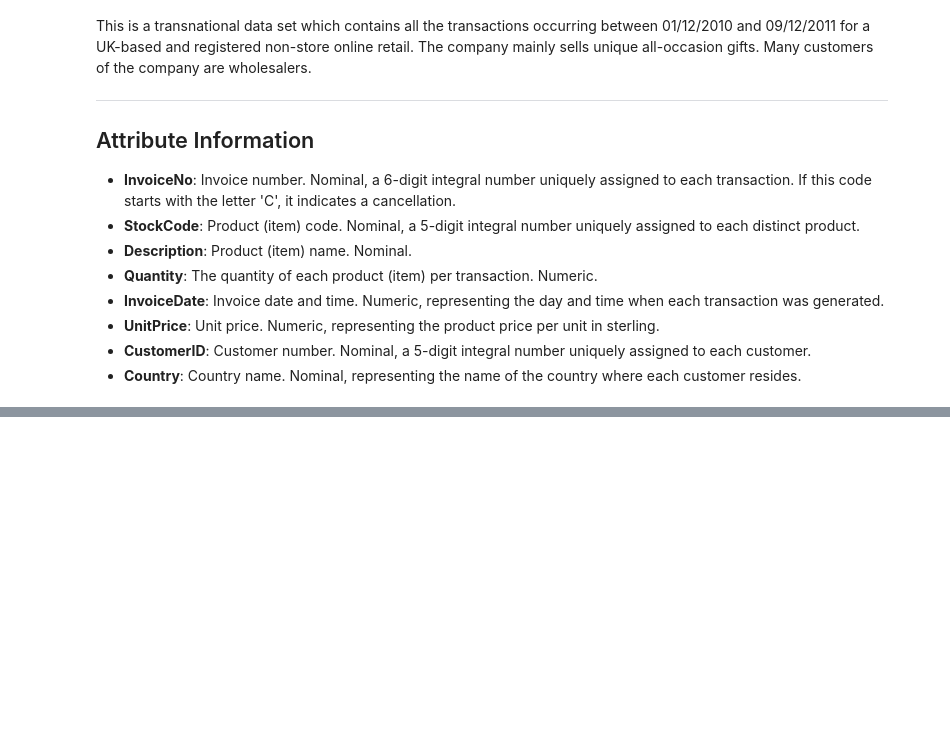
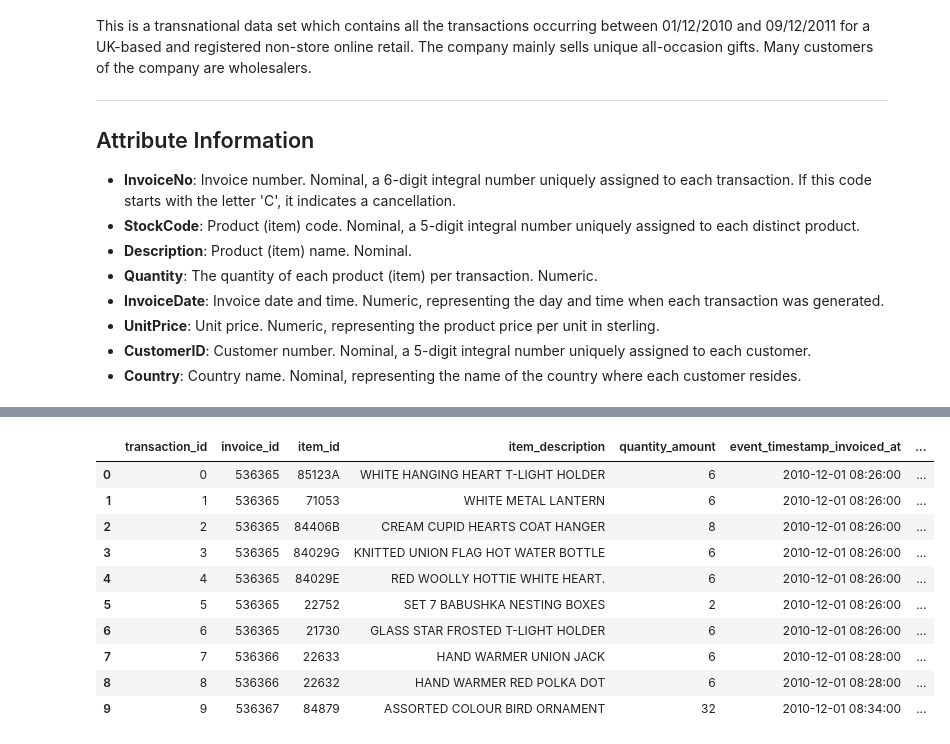
Before and after one commit to EAlmazanG/e2e-shop-pipedash, a Jupyter notebook: notebooks/prepare_data.ipynb, the cells around one changed output, grey strips where cells are left out. Drawn from its saved outputs; the diff is of its cells as text; code cells hidden in the pictures; blank space fills up the shorter version.

```diff
--- a/notebooks/prepare_data.ipynb
+++ b/notebooks/prepare_data.ipynb
@@ -34,0 +60,14 @@ display(raw_data.head(10))
+# %%
+transactions.head(10)
+# %% [output]
+|  | transaction_id | invoice_id | item_id | item_description | quantity_amount | event_timestamp_invoiced_at | ... |
+| 0 | 0 | 536365 | 85123A | WHITE HANGING HEART T-LIGHT HOLDER | 6 | 2010-12-01 08:26:00 | ... |
+| 1 | 1 | 536365 | 71053 | WHITE METAL LANTERN | 6 | 2010-12-01 08:26:00 | ... |
+| 2 | 2 | 536365 | 84406B | CREAM CUPID HEARTS COAT HANGER | 8 | 2010-12-01 08:26:00 | ... |
+| 3 | 3 | 536365 | 84029G | KNITTED UNION FLAG HOT WATER BOTTLE | 6 | 2010-12-01 08:26:00 | ... |
+| 4 | 4 | 536365 | 84029E | RED WOOLLY HOTTIE WHITE HEART. | 6 | 2010-12-01 08:26:00 | ... |
+| 5 | 5 | 536365 | 22752 | SET 7 BABUSHKA NESTING BOXES | 2 | 2010-12-01 08:26:00 | ... |
+| 6 | 6 | 536365 | 21730 | GLASS STAR FROSTED T-LIGHT HOLDER | 6 | 2010-12-01 08:26:00 | ... |
+| 7 | 7 | 536366 | 22633 | HAND WARMER UNION JACK | 6 | 2010-12-01 08:28:00 | ... |
+| 8 | 8 | 536366 | 22632 | HAND WARMER RED POLKA DOT | 6 | 2010-12-01 08:28:00 | ... |
+| 9 | 9 | 536367 | 84879 | ASSORTED COLOUR BIRD ORNAMENT | 32 | 2010-12-01 08:34:00 | ... |
```
Also changed, not shown: parts of 18 cells of this notebook, 1 other file.
